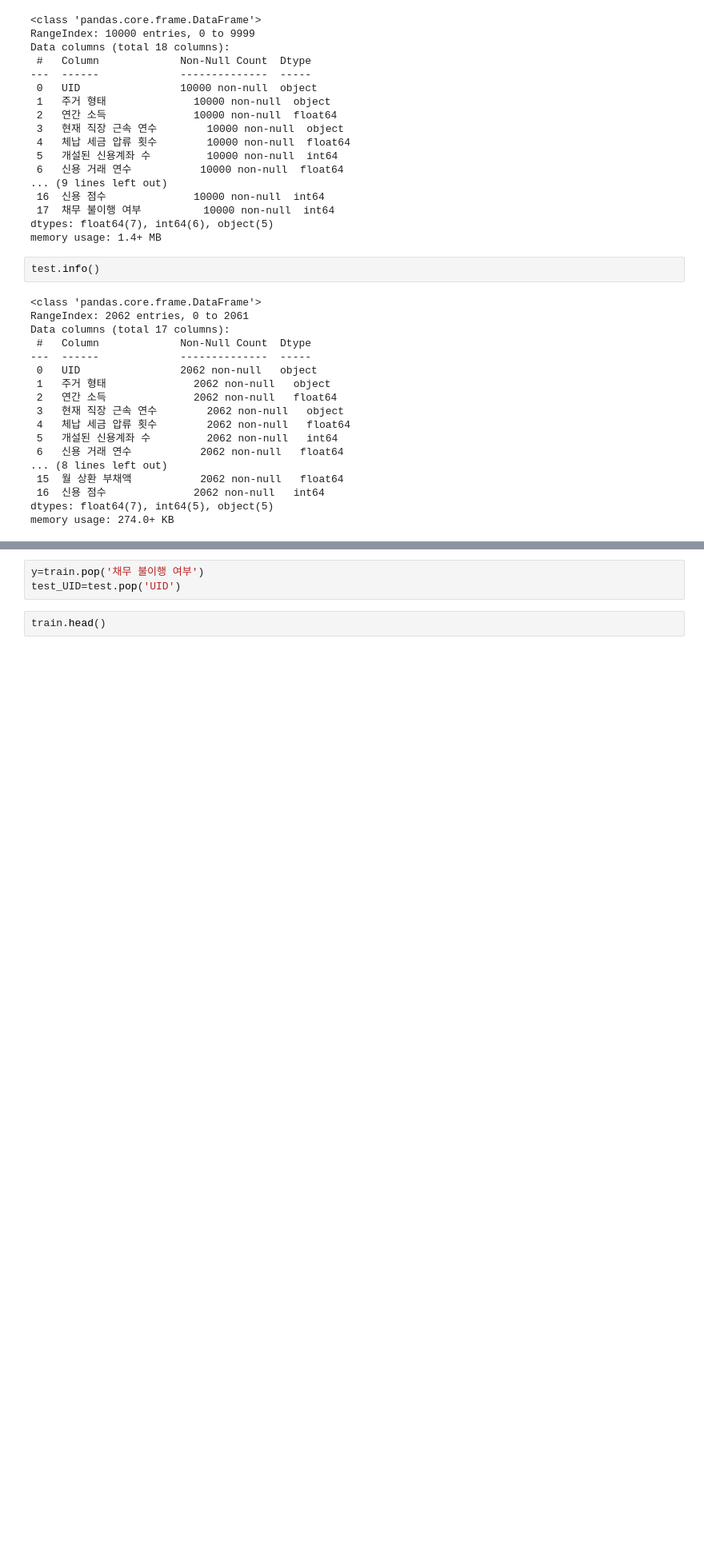
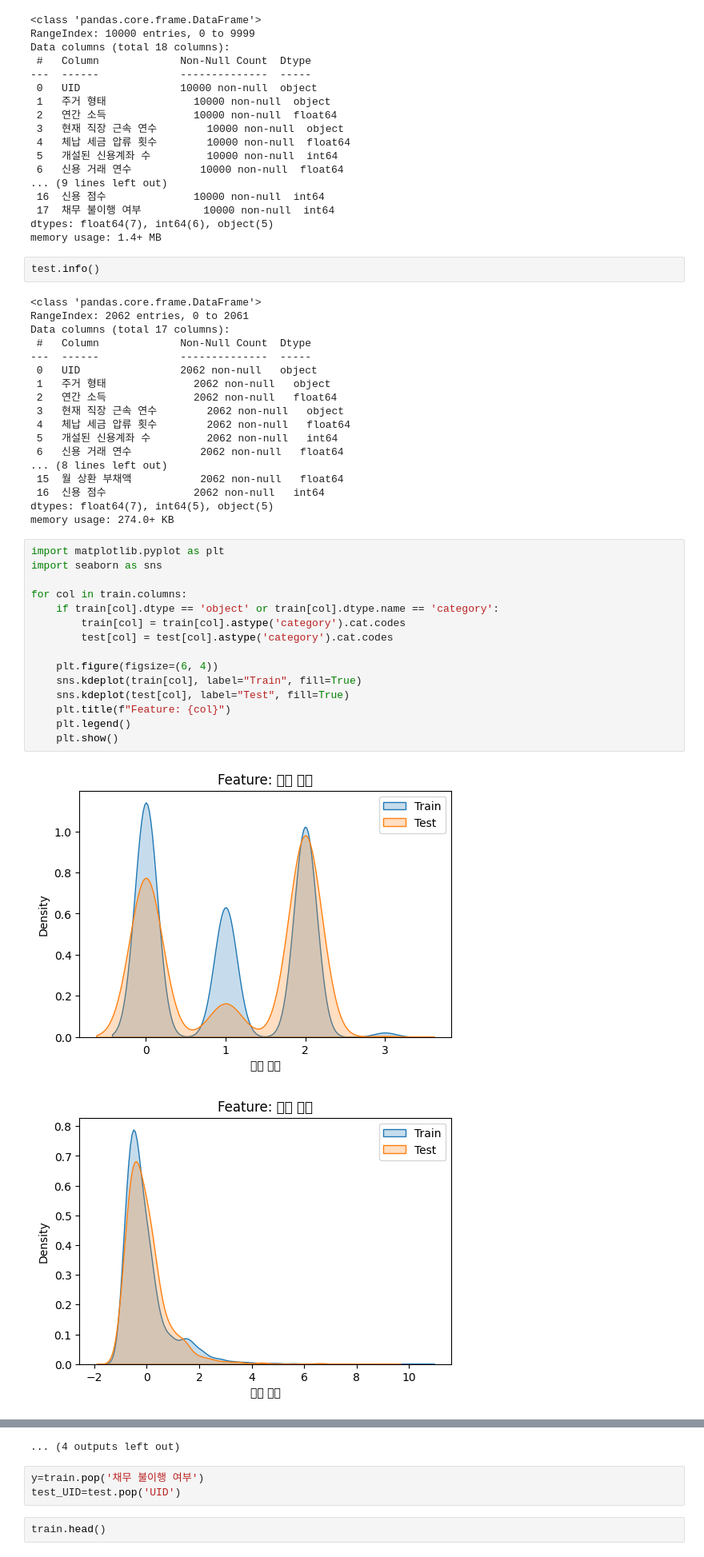
Before and after one commit to b00kkk/prediction_of_default, a Jupyter notebook: prediction_of_default.ipynb, the cells around one changed output, grey strips where cells are left out. Shown: that part at 80% size. Cells and saved outputs as stored; diff of their text form; blank space fills up the shorter version.

```diff
--- a/prediction_of_default.ipynb
+++ b/prediction_of_default.ipynb
@@ -51,3 +51,21 @@ Data columns (total 17 columns):
  16  신용 점수              2062 non-null   int64
 dtypes: float64(7), int64(5), object(5)
 memory usage: 274.0+ KB
+# %%
+import matplotlib.pyplot as plt
+import seaborn as sns
+
+for col in train.columns:
+    if train[col].dtype == 'object' or train[col].dtype.name == 'category':
+        train[col] = train[col].astype('category').cat.codes
+        test[col] = test[col].astype('category').cat.codes
+
+    plt.figure(figsize=(6, 4))
+    sns.kdeplot(train[col], label="Train", fill=True)
+    sns.kdeplot(test[col], label="Test", fill=True)
+    plt.title(f"Feature: {col}")
+    plt.legend()
+    plt.show()
+# %% [output]
+[figure, added]
+[figure, added]
@@ -54,3 +82,4 @@ memory usage: 274.0+ KB
+... (4 outputs left out)
 # %%
 y=train.pop('채무 불이행 여부')
 test_UID=test.pop('UID')
```
Also changed, not shown: parts of 30 cells of this notebook.
